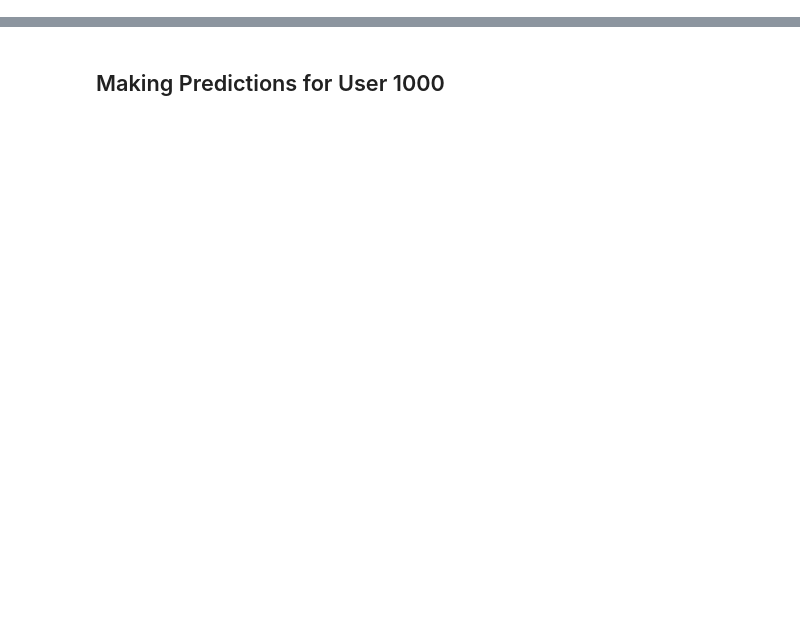
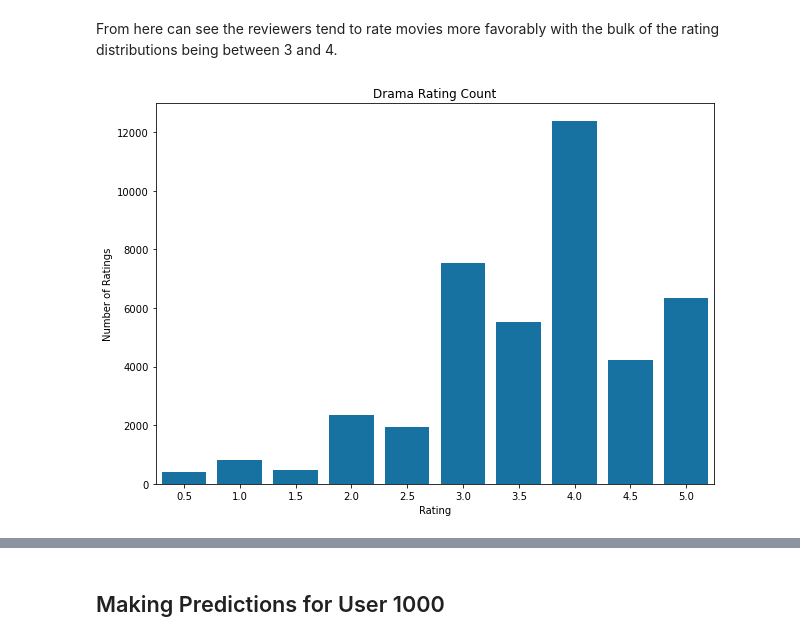
Before and after one commit to MackoyS/movielens-recommendation-system, a Jupyter notebook: movie_recc_system.ipynb, the cells around one changed output, grey strips where cells are left out. Saved outputs shown, nothing was run; the diff lists cells and outputs as text; code cells hidden in the pictures; blank space fills up the shorter version.

```diff
--- a/movie_recc_system.ipynb
+++ b/movie_recc_system.ipynb
@@ -1049,0 +441,15 @@ predict_df.loc[predict_df['userId'] == 1000]
+# %% [markdown]
+From here can see the reviewers tend to rate movies more favorably with the bulk of the rating distributions being between 3 and 4.
+# %%
+#creating a dataframe that only contains the Drama genre to see its distribution of ratings
+drama = movie.loc[movie['Drama'] == 1]
+drama['Drama'].value_counts()
+
+#plotting the drama rating count
+plt.figure(figsize=(10,7))
+sns.countplot(data=drama, x='rating', color='#0079b9')
+plt.xlabel('Rating')
+plt.ylabel('Number of Ratings')
+plt.title('Drama Rating Count');
+# %% [output]
+[figure, added]
```
Also changed, not shown: parts of 249 cells of this notebook, 1 other file.
